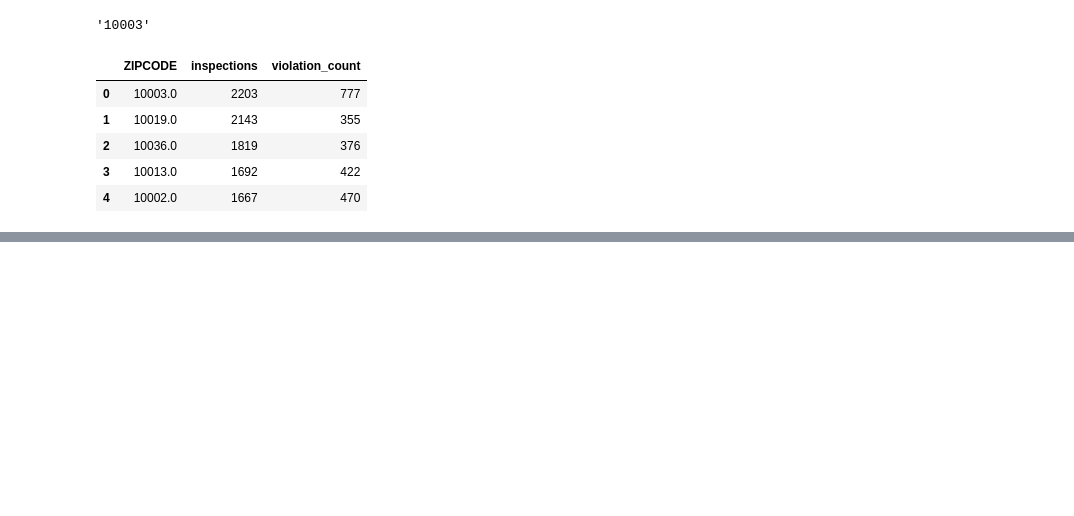
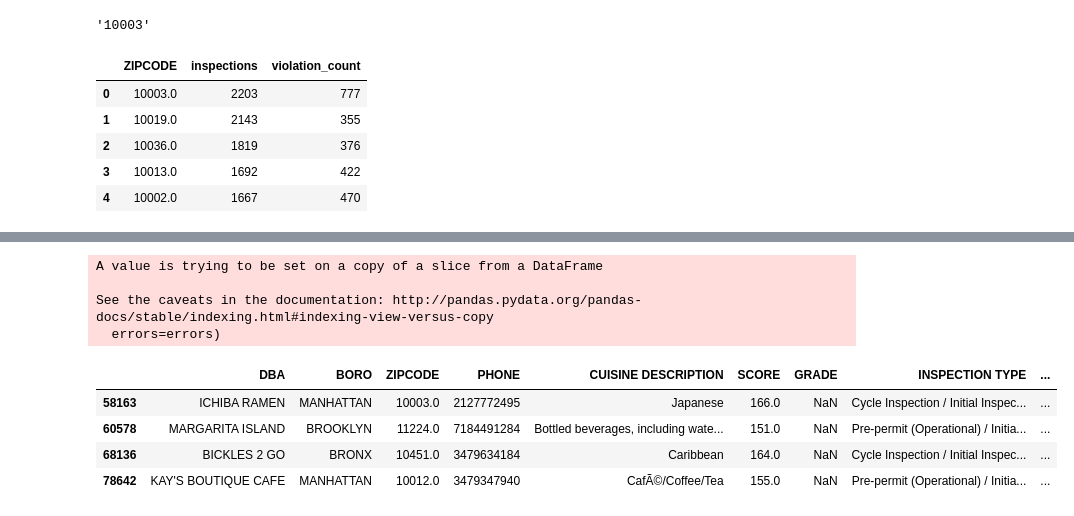
Before and after one commit to robblatt/Restaurant-Hypothesis-Testing, a Jupyter notebook: Data Cleaning and Inspection/unique_insp.ipynb, the cells around one changed output, grey strips where cells are left out. Drawn from its saved outputs; the diff is of its cells as text; code cells hidden in the pictures; blank space fills up the shorter version.

```diff
--- a/Data Cleaning and Inspection/unique_insp.ipynb
+++ b/Data Cleaning and Inspection/unique_insp.ipynb
@@ -763,3 +774,20 @@ folium.LayerControl().add_to(m2)
 m2
 # %% [output]
 [interactive output not drawn]
+# %%
+shame_df = merge_2[merge_2['SCORE'] > 150]
+# %%
+shame_df.drop(['CAMIS', 'GRADE DATE', 'weather_binary'], axis=1, inplace=True)
+# %% [output]
+A value is trying to be set on a copy of a slice from a DataFrame
+
+See the caveats in the documentation: http://pandas.pydata.org/pandas-docs/stable/indexing.html#indexing-view-versus-copy
+  errors=errors)
+# %%
+shame_df
+# %% [output]
+|  | DBA | BORO | ZIPCODE | PHONE | CUISINE DESCRIPTION | SCORE | GRADE | INSPECTION TYPE | ... |
+| 58163 | ICHIBA RAMEN | MANHATTAN | 10003.0 | 2127772495 | Japanese | 166.0 | NaN | Cycle Inspection / Initial Inspec... | ... |
+| 60578 | MARGARITA ISLAND | BROOKLYN | 11224.0 | 7184491284 | Bottled beverages, including wate... | 151.0 | NaN | Pre-permit (Operational) / Initia... | ... |
+| 68136 | BICKLES 2 GO | BRONX | 10451.0 | 3479634184 | Caribbean | 164.0 | NaN | Cycle Inspection / Initial Inspec... | ... |
+| 78642 | KAY'S BOUTIQUE CAFE | MANHATTAN | 10012.0 | 3479347940 | CafÃ©/Coffee/Tea | 155.0 | NaN | Pre-permit (Operational) / Initia... | ... |
```
Also changed, not shown: parts of 13 cells of this notebook, 1 other file.
